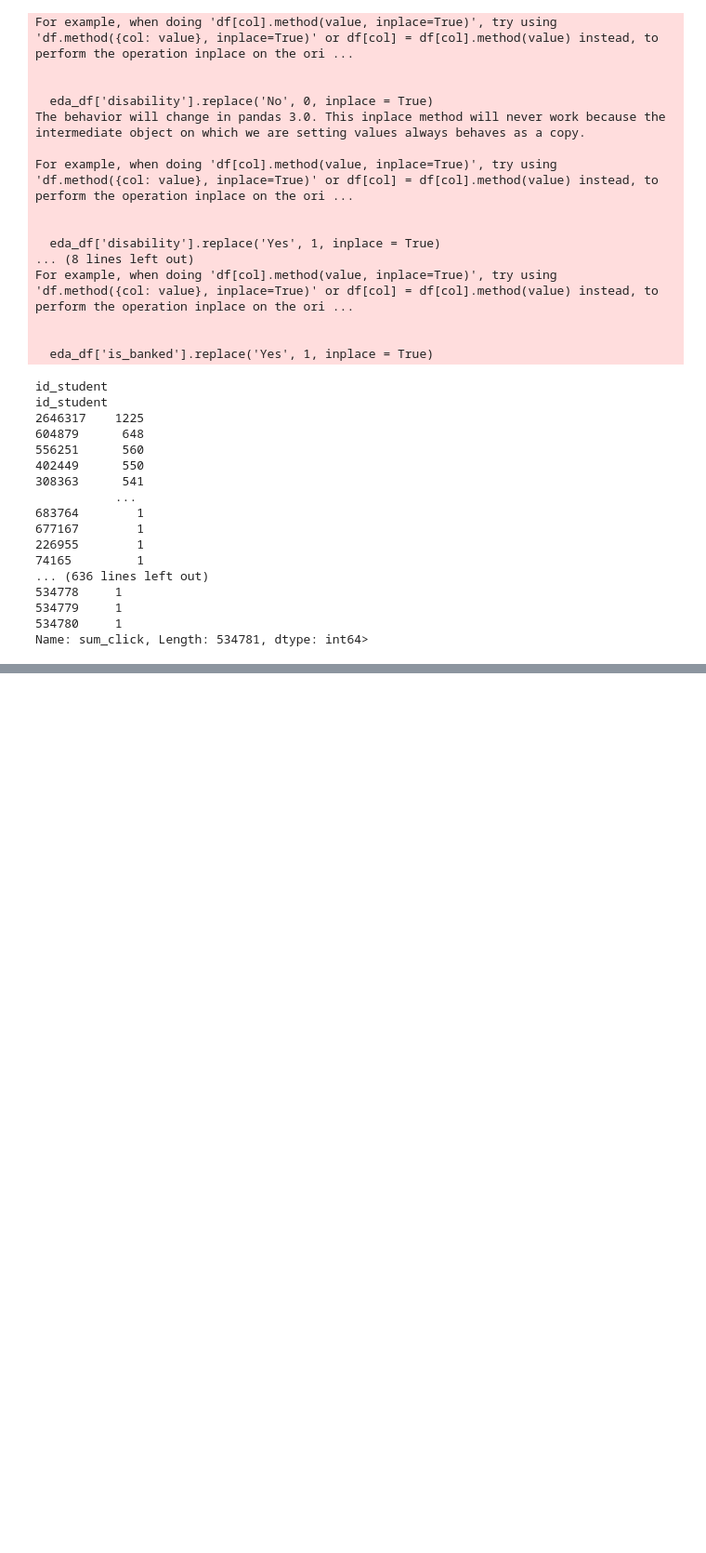
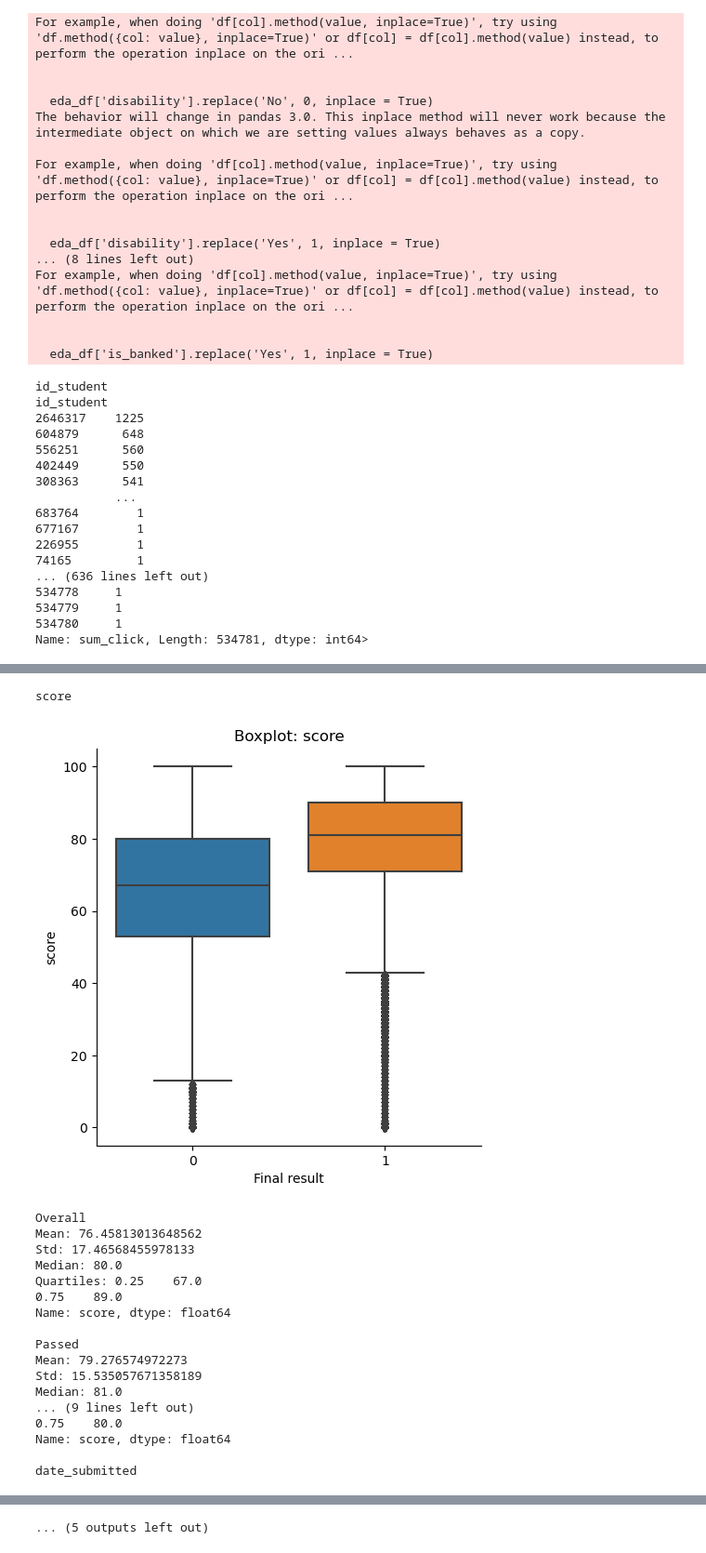
Before and after one commit to jpjavier23/springboard_eda_project, a Jupyter notebook: eda_stage_capstone_2.ipynb, the cells around one changed output, grey strips where cells are left out. Shown: that part at 93% size. Cells and saved outputs as stored; diff of their text form; code cells hidden in the pictures; blank space fills up the shorter version.

```diff
--- a/eda_stage_capstone_2.ipynb
+++ b/eda_stage_capstone_2.ipynb
@@ -221,0 +402,5 @@ for c in cat_df.columns:
+# %%
+cat_top = ['id_site', 'id_assessment']
+rel_top = ['score', 'date_submitted', 'date', 'studied_credits', 'weight', 'date_registration', 'num_of_prev_attempts', 'module_presentation_length']
+
+cat_bottom = ['activity_type', 'highest_education', 'is_banked', 'region', 'code_module']
@@ -221,0 +432,13 @@ for c in cat_df.columns:
+# %%
+for i in cat_bottom:
+    table = pd.crosstab(df[i], df['pass']).values
+    x_chi = stats.chi2_contingency(table)
+    print(i)
+    print(f'Chi squared stats: {x_chi.statistic}')
+    print(f'Chi squared p-value: {x_chi.pvalue}')
+    print(f'Bonferoni corrected alpha: {bon_correct(0.05, x_chi.dof)}')
+    if x_chi.pvalue <= bon_correct(0.05, x_chi.dof):
+        print(f'Since {x_chi.pvalue} is less than or equal to {bon_correct(0.05, x_chi.dof)}, we reject the null hypothesis in favor of the alternative; that a passing final result may not be independent of {i}.')
+    else:
+        print(f'Since {x_chi.pvalue} is greater than {bon_correct(0.05, x_chi.dof)}, we accept the null hypothesis that a passing final result may be independent of {i}.')
+    print()
@@ -221,0 +463,46 @@ for c in cat_df.columns:
+# %%
+for i in rel_top:
+    print(i)
+    _ = sns.catplot(x = 'pass', y = i, data = df, kind = 'box')
+    _ = plt.xlabel('Final result')
+    _ = plt.ylabel(f'{i}')
+    _ = plt.title(f'Boxplot: {i}')
+    plt.show()
+    print('Overall')
+    print(f'Mean: {df[i].mean()}')
+    print(f'Std: {df[i].std()}')
+    print(f'Median: {df[i].median()}')
+    print(f'Quartiles: {df[i].quantile([0.25, 0.75])}')
+    print()
+    print('Passed')
+    print(f'Mean: {df[df['pass'] == 1][i].mean()}')
+    print(f'Std: {df[df['pass'] == 1][i].std()}')
+    print(f'Median: {df[df['pass'] == 1][i].median()}')
+    print(f'Quartiles: {df[df['pass'] == 1][i].quantile([0.25, 0.75])}')
+    print()
+    print('Failed')
+    print(f'Mean: {df[df['pass'] == 0][i].mean()}')
+    print(f'Std: {df[df['pass'] == 0][i].std()}')
+    print(f'Median: {df[df['pass'] == 0][i].median()}')
+    print(f'Quartiles: {df[df['pass'] == 0][i].quantile([0.25, 0.75])}')
+    print()
+# %% [output]
+score
+[figure, added]
+Overall
+Mean: 76.45813013648562
+Std: 17.46568455978133
+Median: 80.0
+Quartiles: 0.25    67.0
+0.75    89.0
+Name: score, dtype: float64
+
+Passed
+Mean: 79.276574972273
+Std: 15.535057671358189
+Median: 81.0
+... (9 lines left out)
+0.75    80.0
+Name: score, dtype: float64
+
+date_submitted
@@ -221,0 +582 @@ for c in cat_df.columns:
+... (5 outputs left out)
```
Also changed, not shown: parts of 39 cells of this notebook, 1 other file.
